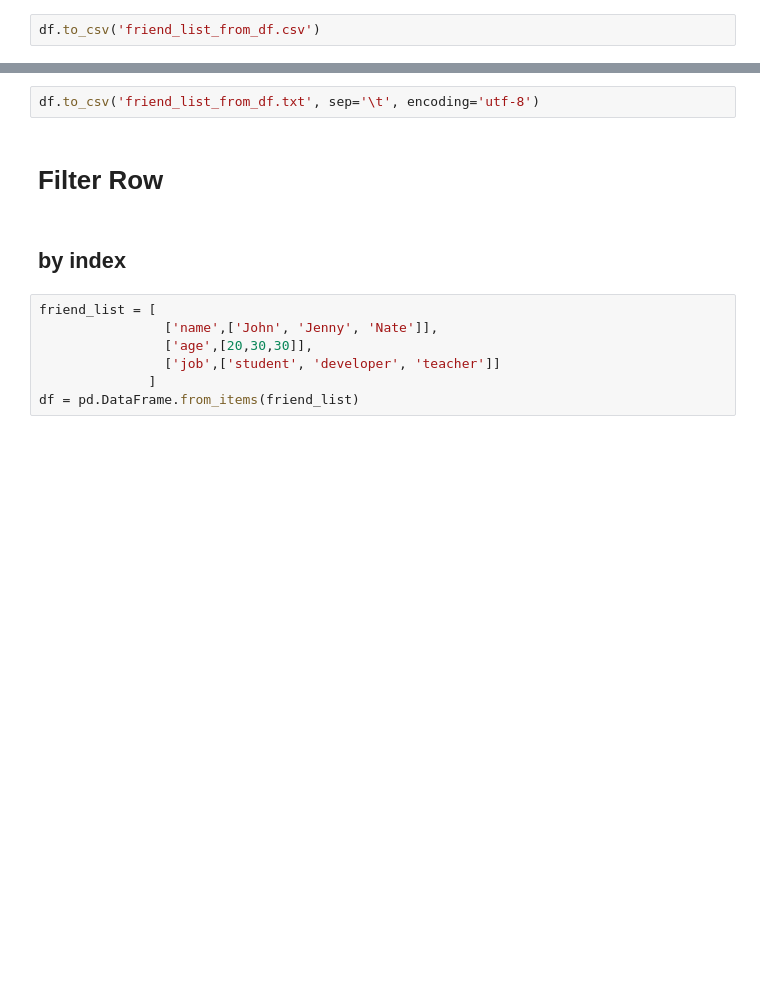
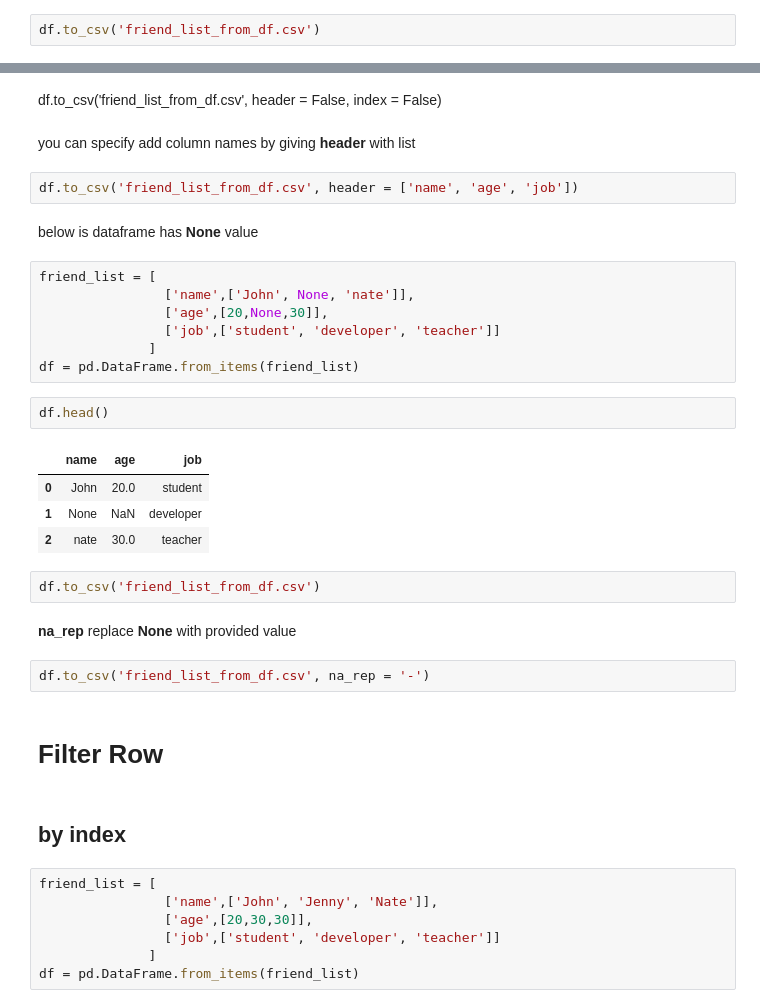
Before and after one commit to minsuk-heo/pandas, a Jupyter notebook: Pandas_Cheatsheet.ipynb, the cells around one changed output, grey strips where cells are left out. Drawn from its saved outputs; the diff is of its cells as text; blank space fills up the shorter version.

```diff
--- a/Pandas_Cheatsheet.ipynb
+++ b/Pandas_Cheatsheet.ipynb
@@ -154,5 +207,31 @@ df.to_csv('friend_list_from_df.txt', sep='\t')
+# %% [markdown]
+df.to_csv('friend_list_from_df.csv', header = False, index = False)
+# %% [markdown]
+you can specify add column names by giving **header** with list
+# %%
+df.to_csv('friend_list_from_df.csv', header = ['name', 'age', 'job'])
+# %% [markdown]
+below is dataframe has **None** value
+# %%
+friend_list = [
+                ['name',['John', None, 'nate']],
+                ['age',[20,None,30]],
+                ['job',['student', 'developer', 'teacher']]
+              ]
+df = pd.DataFrame.from_items(friend_list)
+# %%
+df.head()
+# %% [output]
+|  | name | age | job |
+| 0 | John | 20.0 | student |
+| 1 | None | NaN | developer |
+| 2 | nate | 30.0 | teacher |
 # %%
-df.to_csv('friend_list_from_df.txt', sep='\t', encoding='utf-8')
+df.to_csv('friend_list_from_df.csv')
+# %% [markdown]
+**na_rep** replace **None** with provided value
+# %%
+df.to_csv('friend_list_from_df.csv', na_rep = '-')
 # %% [markdown]
 # Filter Row
 # %% [markdown]
```
Also changed, not shown: parts of 35 cells of this notebook, 1 other file.
